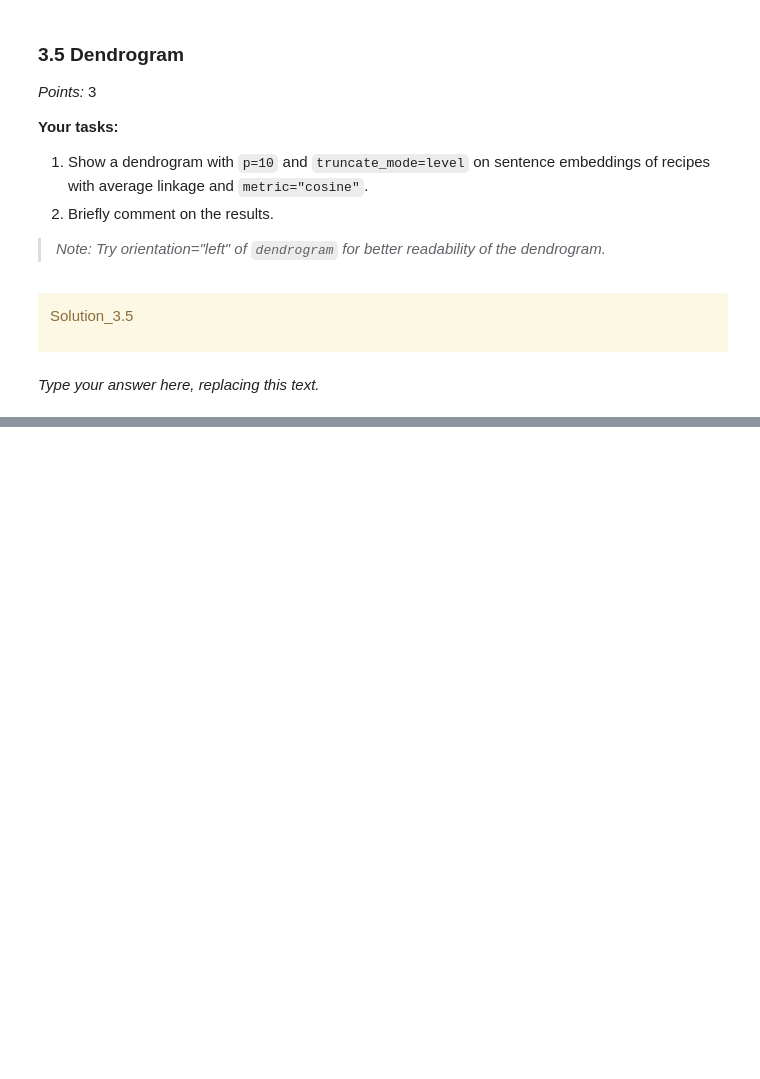
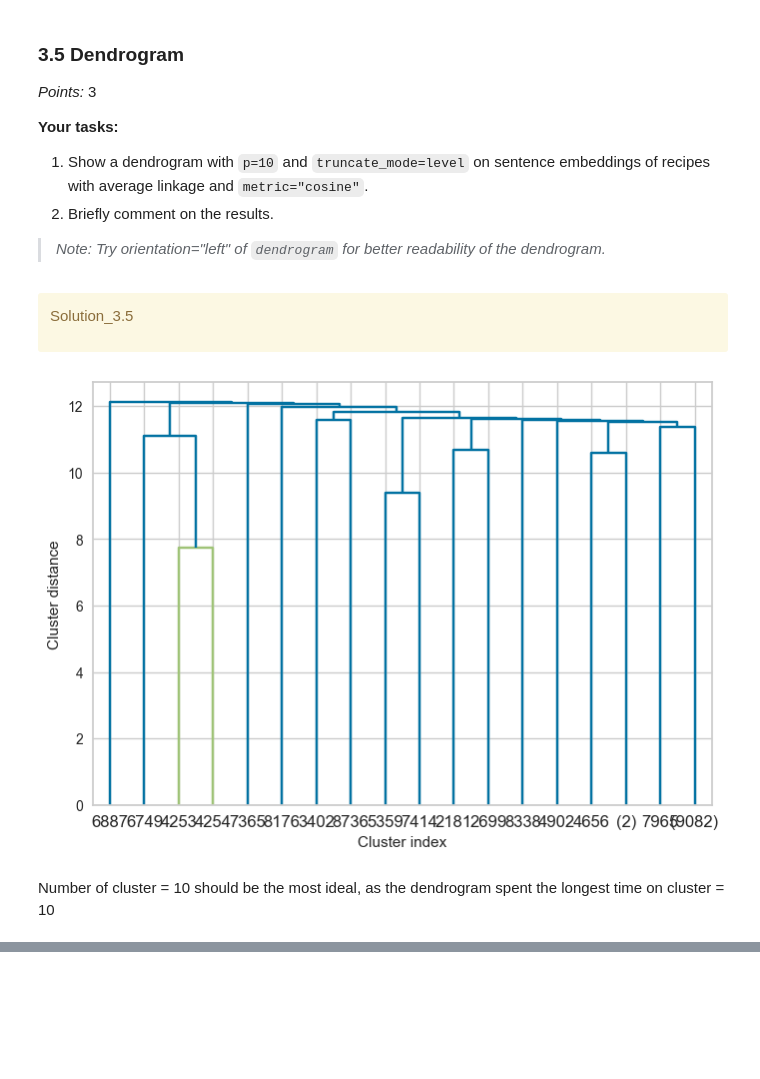
Before and after one commit to SteveIsnthere/cpsc330-2023W2, a Jupyter notebook: hw/hw6/hw6.ipynb, the cells around one changed output, grey strips where cells are left out. Cells and saved outputs as stored; diff of their text form; code cells hidden in the pictures; blank space fills up the shorter version.

```diff
--- a/hw/hw6/hw6.ipynb
+++ b/hw/hw6/hw6.ipynb
@@ -735,7 +801,28 @@ _Points:_ 3
 Solution_3.5
 
 </div>
-# %% [markdown]
-_Type your answer here, replacing this text._
+# %%
+# from lec 15
+from scipy.cluster.hierarchy import (
+    average,
+    complete,
+    dendrogram,
+    fcluster,
+    single,
+    ward,
+)
+
+linkage_array = average(embeddings)
+
+from scipy.cluster.hierarchy import dendrogram
+
+ax = plt.gca()
+dendrogram(linkage_array, ax=ax, p=10, truncate_mode='level')
+plt.xlabel("Cluster index")
+plt.ylabel("Cluster distance");
+# %% [output]
+[figure, added]
+# %% [markdown]
+Number of cluster = 10 should be the most ideal, as the dendrogram spent the longest time on cluster = 10
 # %%
 ...
```
Also changed, not shown: parts of 21 cells of this notebook.
